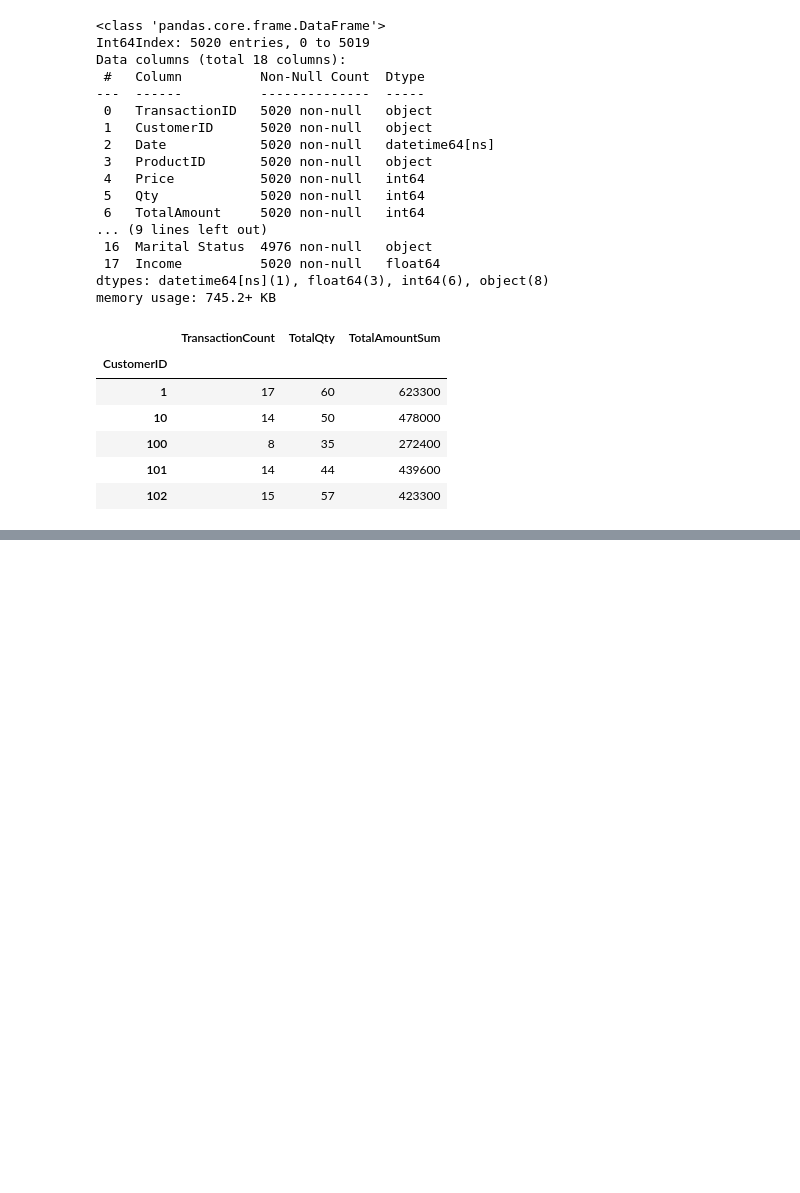
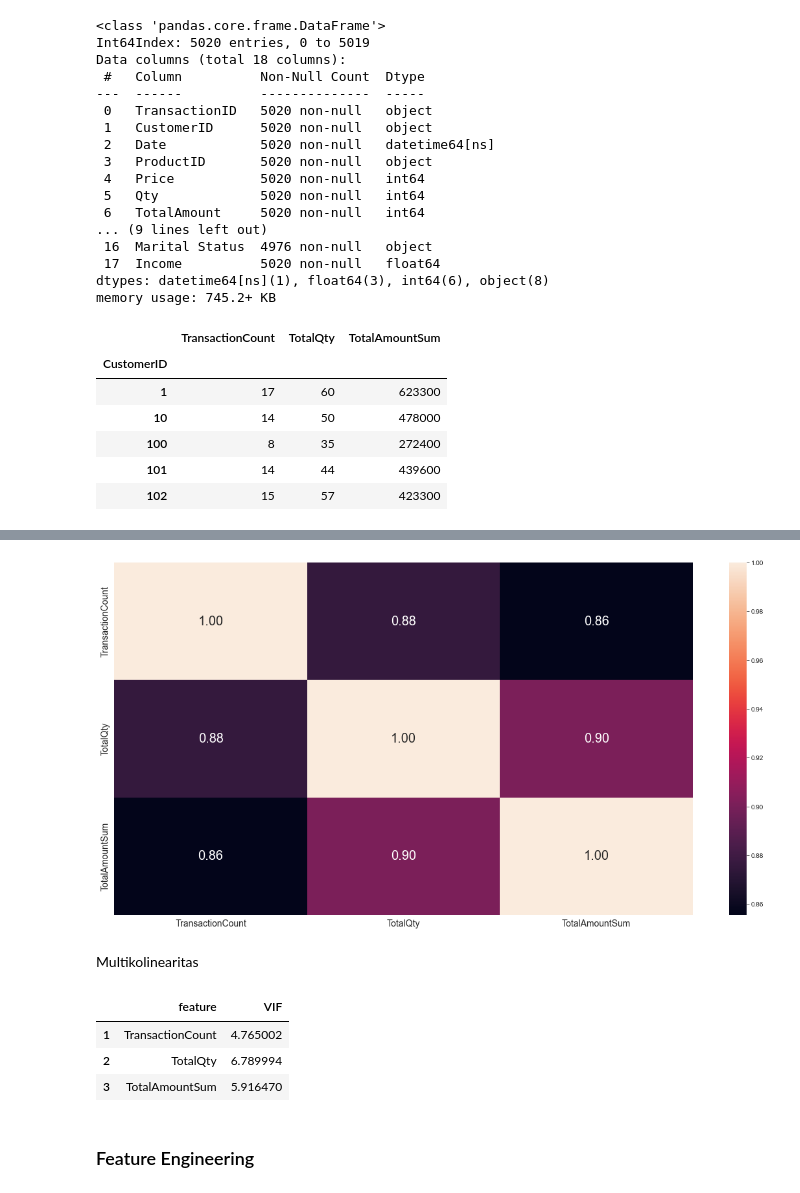
Before and after one commit to TheOX7/Final-Task-Kalbe, a Jupyter notebook: clustering.ipynb, the cells around one changed output, grey strips where cells are left out. Drawn from its saved outputs; the diff is of its cells as text; code cells hidden in the pictures; blank space fills up the shorter version.

```diff
--- a/clustering.ipynb
+++ b/clustering.ipynb
@@ -468,0 +359,41 @@ print(davies_bouldin_score(X, model_hc.labels_))
+# %%
+# heatmap correlation
+corr = df_grouped.corr()
+
+plt.figure(figsize=(20,10))
+sns.heatmap(corr, annot=True, fmt='.2f', annot_kws={"size": 20})
+plt.yticks(fontsize=14)
+plt.xticks(fontsize=14)
+plt.show()
+# %% [output]
+[figure, added]
+# %% [markdown]
+Multikolinearitas
+# %%
+# MULTIKOLINEARITAS
+
+from statsmodels.stats.outliers_influence import variance_inflation_factor
+from statsmodels.tools import add_constant
+
+# Tambahkan sebuah konstanta pada dataframe (prasyarat perhitungan)
+selected_columns = df_grouped.columns
+df_selected = df_grouped[selected_columns]
+
+features = add_constant(df_selected)
+
+# VIF dataframe
+vif_data = pd.DataFrame()
+
+# Hitung VIF tiap fitur
+vif_data["feature"] = features.columns
+vif_data["VIF"] = [variance_inflation_factor(features.values, i) for i in range(len(features.columns))]
+vif_data = vif_data[vif_data['feature'] != 'const']
+
+display(vif_data)
+# %% [output]
+|  | feature | VIF |
+| 1 | TransactionCount | 4.765002 |
+| 2 | TotalQty | 6.789994 |
+| 3 | TotalAmountSum | 5.916470 |
+# %% [markdown]
+### Feature Engineering
```
Also changed, not shown: parts of 46 cells of this notebook, 1 other file.
